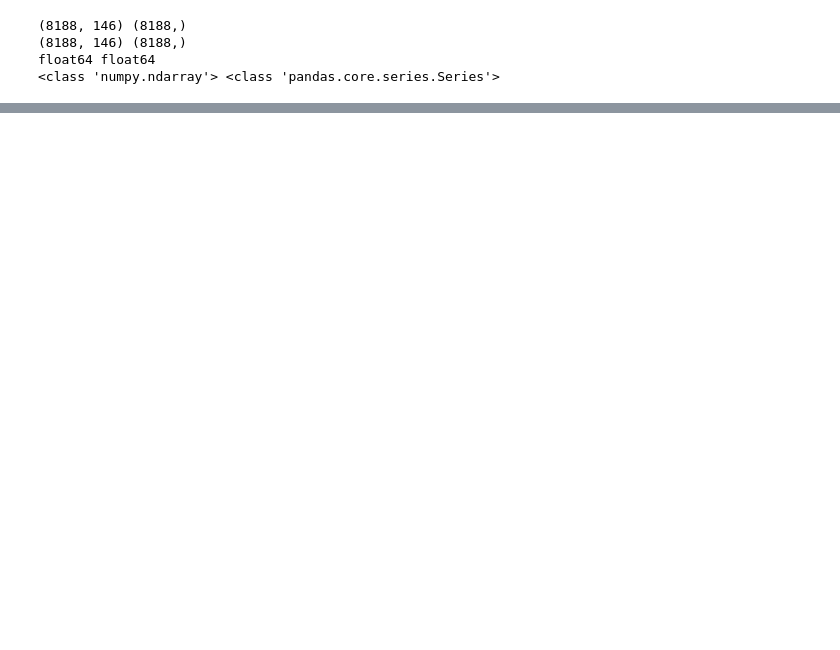
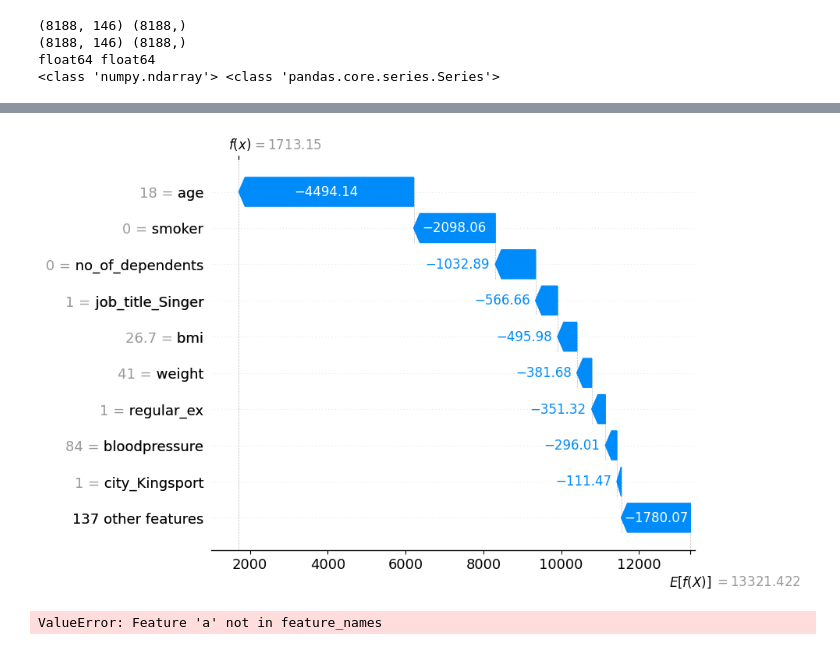
Before and after one commit to StefanBanioi/Group-13-Project-2-2, a Jupyter notebook: ANN_Retzlaff_Konrad/Pytorch_ANN/torch_2.ipynb, the cells around one changed output, grey strips where cells are left out. Saved outputs shown, nothing was run; the diff lists cells and outputs as text; code cells hidden in the pictures; blank space fills up the shorter version.

```diff
--- a/ANN_Retzlaff_Konrad/Pytorch_ANN/torch_2.ipynb
+++ b/ANN_Retzlaff_Konrad/Pytorch_ANN/torch_2.ipynb
@@ -188,0 +264,3 @@ TypeError: PyTorchModel.__init__() takes 1 positional argument but 7 were given
+# %%
+e = shap.DeepExplainer(model, X_tensor)
+print(e)
@@ -188,0 +269,5 @@ TypeError: PyTorchModel.__init__() takes 1 positional argument but 7 were given
+# %%
+shap_values = e.shap_values(example_instance, check_additivity=False)
+print(shap_values)
+
+print(shap_values.sum())
@@ -188,0 +292,4 @@ TypeError: PyTorchModel.__init__() takes 1 positional argument but 7 were given
+# %%
+explanation = shap.Explanation(values=shap_values, base_values=e.expected_value[0], data=X.iloc[40], feature_names=feature_names)
+print(explanation)
+print(explanation.values.shape)
@@ -188,0 +314,6 @@ TypeError: PyTorchModel.__init__() takes 1 positional argument but 7 were given
+# %%
+#Respace the explanation.values from 1, 146, 1 to 1,146
+print(explanation.values)
+explanation.values = explanation.values.reshape(146)
+print(explanation.values.shape)
+print(explanation.values)
@@ -188,0 +338,8 @@ TypeError: PyTorchModel.__init__() takes 1 positional argument but 7 were given
+# %%
+#display all feature contribution in a waterfall plot
+#print(X.iloc[0])
+#print(explanation)
+shap.waterfall_plot(explanation)
+#print the prediction that shap stored
+# %% [output]
+[figure, added]
@@ -188,0 +405,7 @@ TypeError: PyTorchModel.__init__() takes 1 positional argument but 7 were given
+# %%
+from sklearn.inspection import PartialDependenceDisplay
+
+#plot the partial dependence plot
+PartialDependenceDisplay.from_estimator(model, X_train, 'age')
+# %% [output]
+ValueError: Feature 'a' not in feature_names
```
Also changed, not shown: parts of 9 cells of this notebook.
